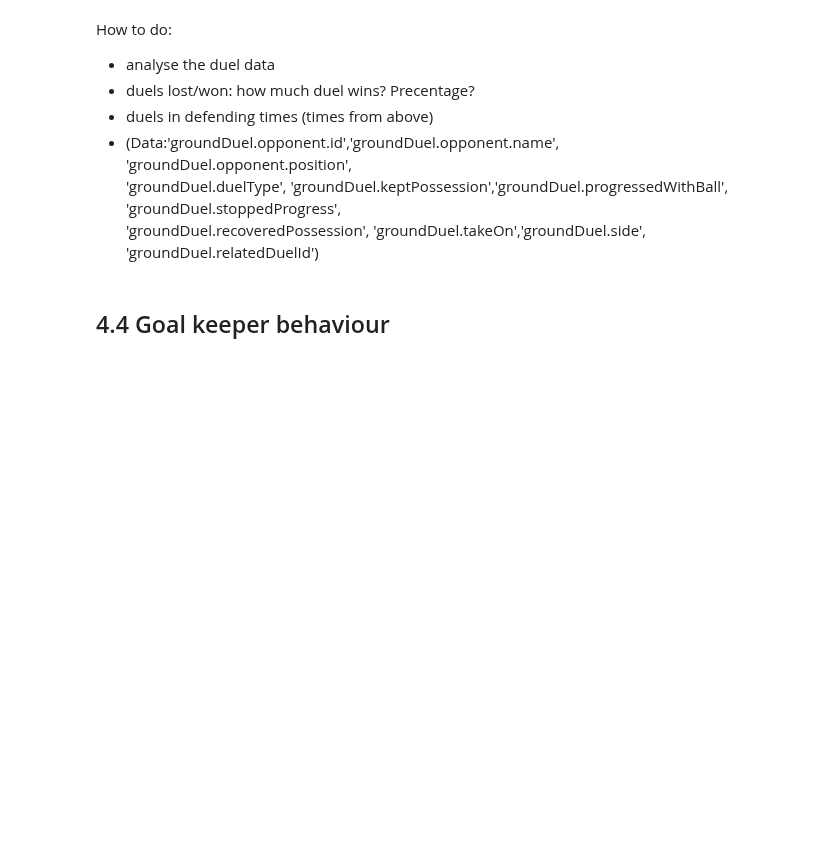
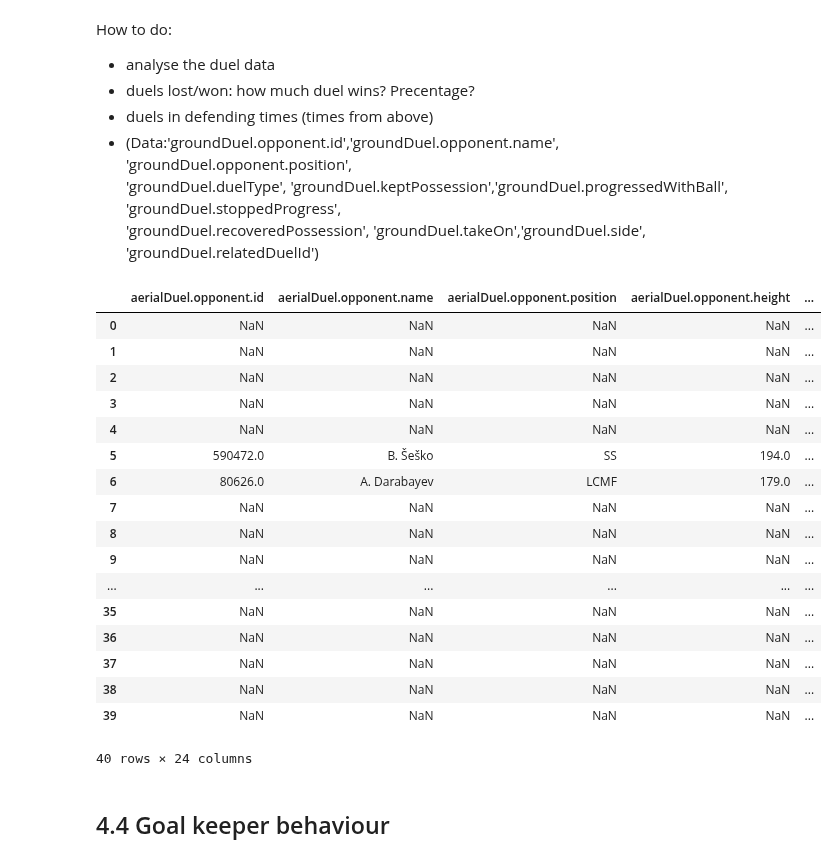
Before and after one commit to ngroggy/SoccerAnalytics, a Jupyter notebook: notebooks/4-wyscout_lg.ipynb, the cells around one changed output. Saved outputs shown, nothing was run; the diff lists cells and outputs as text; code cells hidden in the pictures; blank space fills up the shorter version.

```diff
--- a/notebooks/4-wyscout_lg.ipynb
+++ b/notebooks/4-wyscout_lg.ipynb
@@ -95,6 +101,32 @@ How to do:
 - (Data:'groundDuel.opponent.id','groundDuel.opponent.name', 'groundDuel.opponent.position',\
     'groundDuel.duelType', 'groundDuel.keptPossession','groundDuel.progressedWithBall', 'groundDuel.stoppedProgress',\
     'groundDuel.recoveredPossession', 'groundDuel.takeOn','groundDuel.side', 'groundDuel.relatedDuelId')
+# %%
+df_events[[ 'aerialDuel.opponent.id', 'aerialDuel.opponent.name','aerialDuel.opponent.position', 'aerialDuel.opponent.height',\
+            'aerialDuel.firstTouch', 'aerialDuel.height','aerialDuel.relatedDuelId', 'carry.progression', 'carry.endLocation.x',\
+            'carry.endLocation.y', 'groundDuel.opponent.id','groundDuel.opponent.name', 'groundDuel.opponent.position',\
+            'groundDuel.duelType', 'groundDuel.keptPossession','groundDuel.progressedWithBall', 'groundDuel.stoppedProgress',\
+            'groundDuel.recoveredPossession', 'groundDuel.takeOn','groundDuel.side', 'groundDuel.relatedDuelId',\
+            "type.primary", "minute", "second"]].head(40)
+# %% [output]
+|  | aerialDuel.opponent.id | aerialDuel.opponent.name | aerialDuel.opponent.position | aerialDuel.opponent.height | ... |
+| 0 | NaN | NaN | NaN | NaN | ... |
+| 1 | NaN | NaN | NaN | NaN | ... |
+| 2 | NaN | NaN | NaN | NaN | ... |
+| 3 | NaN | NaN | NaN | NaN | ... |
+| 4 | NaN | NaN | NaN | NaN | ... |
+| 5 | 590472.0 | B. Šeško | SS | 194.0 | ... |
+| 6 | 80626.0 | A. Darabayev | LCMF | 179.0 | ... |
+| 7 | NaN | NaN | NaN | NaN | ... |
+| 8 | NaN | NaN | NaN | NaN | ... |
+| 9 | NaN | NaN | NaN | NaN | ... |
+| ... | ... | ... | ... | ... | ... |
+| 35 | NaN | NaN | NaN | NaN | ... |
+| 36 | NaN | NaN | NaN | NaN | ... |
+| 37 | NaN | NaN | NaN | NaN | ... |
+| 38 | NaN | NaN | NaN | NaN | ... |
+| 39 | NaN | NaN | NaN | NaN | ... |
+40 rows × 24 columns
 # %% [markdown]
 ## 4.4 Goal keeper behaviour
 # %% [markdown]
```
Also changed, not shown: parts of 4 cells of this notebook.
